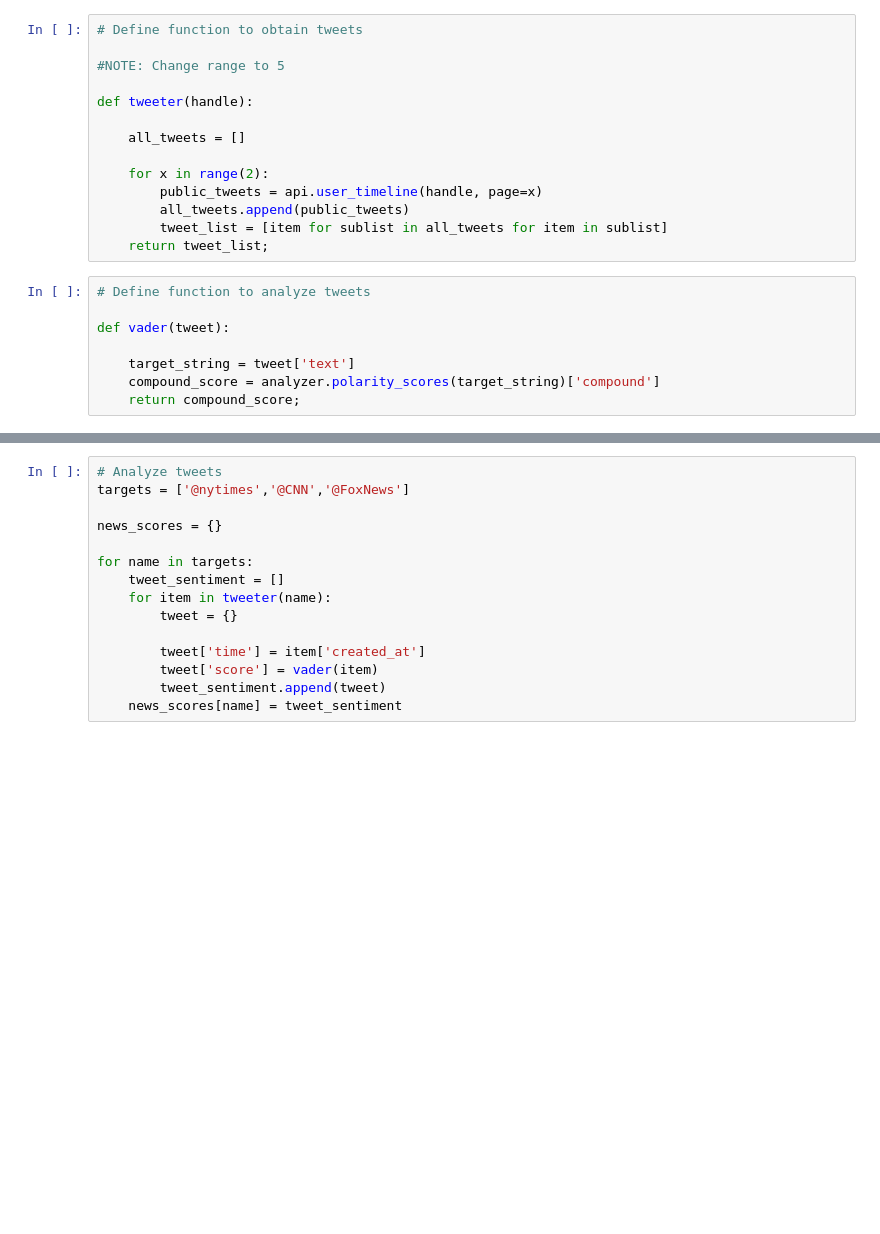
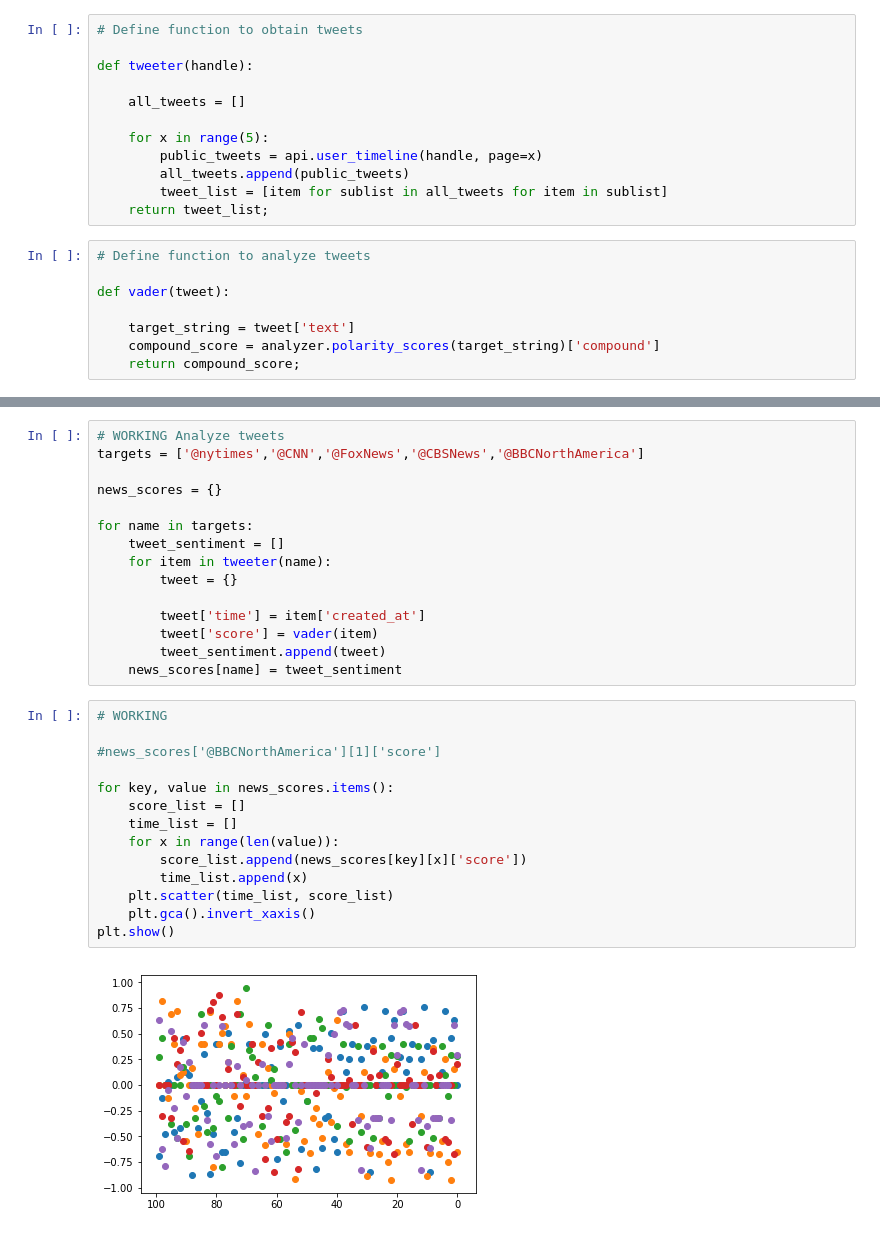
Before and after one commit to txstu09/News-Mood, a Jupyter notebook: News-Mood.ipynb, the cells around one changed output, grey strips where cells are left out. Saved outputs shown, nothing was run; the diff lists cells and outputs as text; blank space fills up the shorter version.

Commit message:
add basic scatter plot framework

```diff
--- a/News-Mood.ipynb
+++ b/News-Mood.ipynb
@@ -23,13 +15,11 @@ analyzer = SentimentIntensityAnalyzer()
 # %%
 # Define function to obtain tweets
-
-#NOTE: Change range to 5
 
 def tweeter(handle):
 
     all_tweets = []
 
-    for x in range(2):
+    for x in range(5):
         public_tweets = api.user_timeline(handle, page=x)
         all_tweets.append(public_tweets)
         tweet_list = [item for sublist in all_tweets for item in sublist]
@@ -58,6 +42,6 @@ print(status['resources']['statuses']['/statuses/user_timeline']['remaining'])
 # %%
-# Analyze tweets
-targets = ['@nytimes','@CNN','@FoxNews']
+# WORKING Analyze tweets
+targets = ['@nytimes','@CNN','@FoxNews','@CBSNews','@BBCNorthAmerica']
 
 news_scores = {}
 
@@ -70,3 +54,19 @@ for name in targets:
         tweet['score'] = vader(item)
         tweet_sentiment.append(tweet)
     news_scores[name] = tweet_sentiment
+# %%
+# WORKING
+
+#news_scores['@BBCNorthAmerica'][1]['score']
+
+for key, value in news_scores.items():
+    score_list = []
+    time_list = []
+    for x in range(len(value)):
+        score_list.append(news_scores[key][x]['score'])
+        time_list.append(x)
+    plt.scatter(time_list, score_list)
+    plt.gca().invert_xaxis()
+plt.show()
+# %% [output]
+[figure, added]
```
Also changed, not shown: parts of 9 cells of this notebook.
